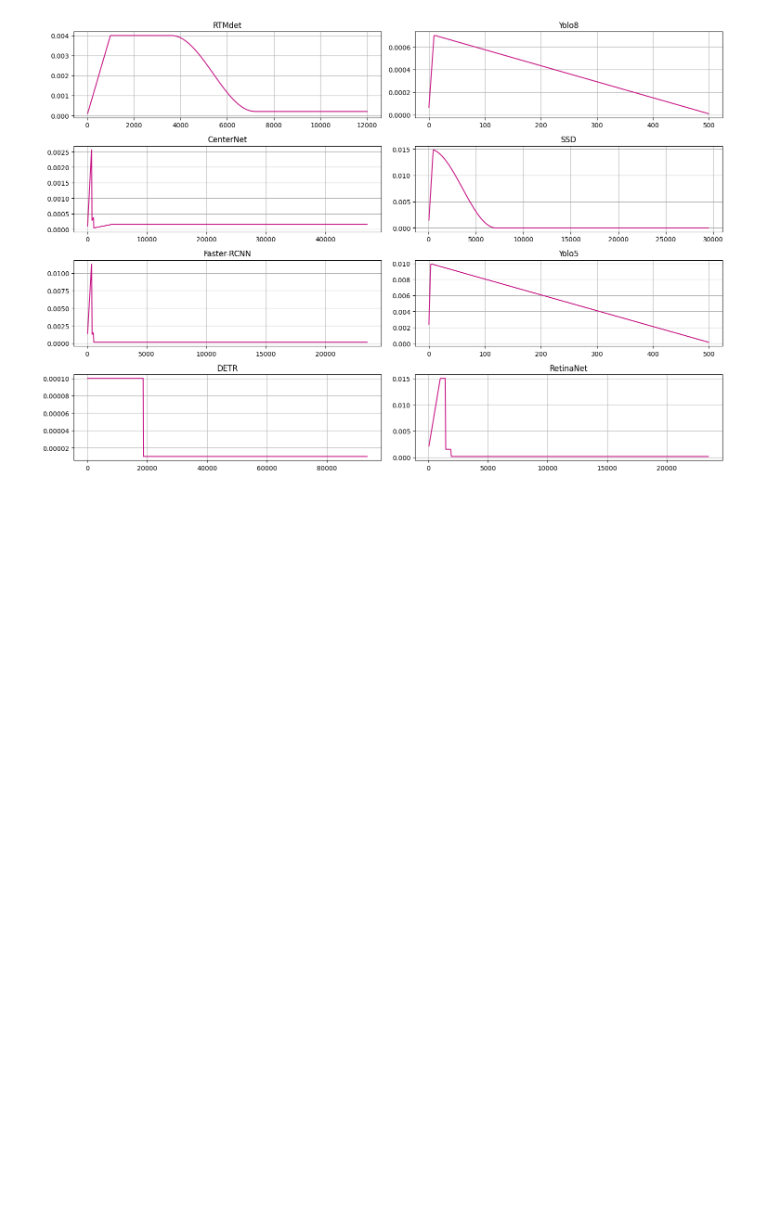
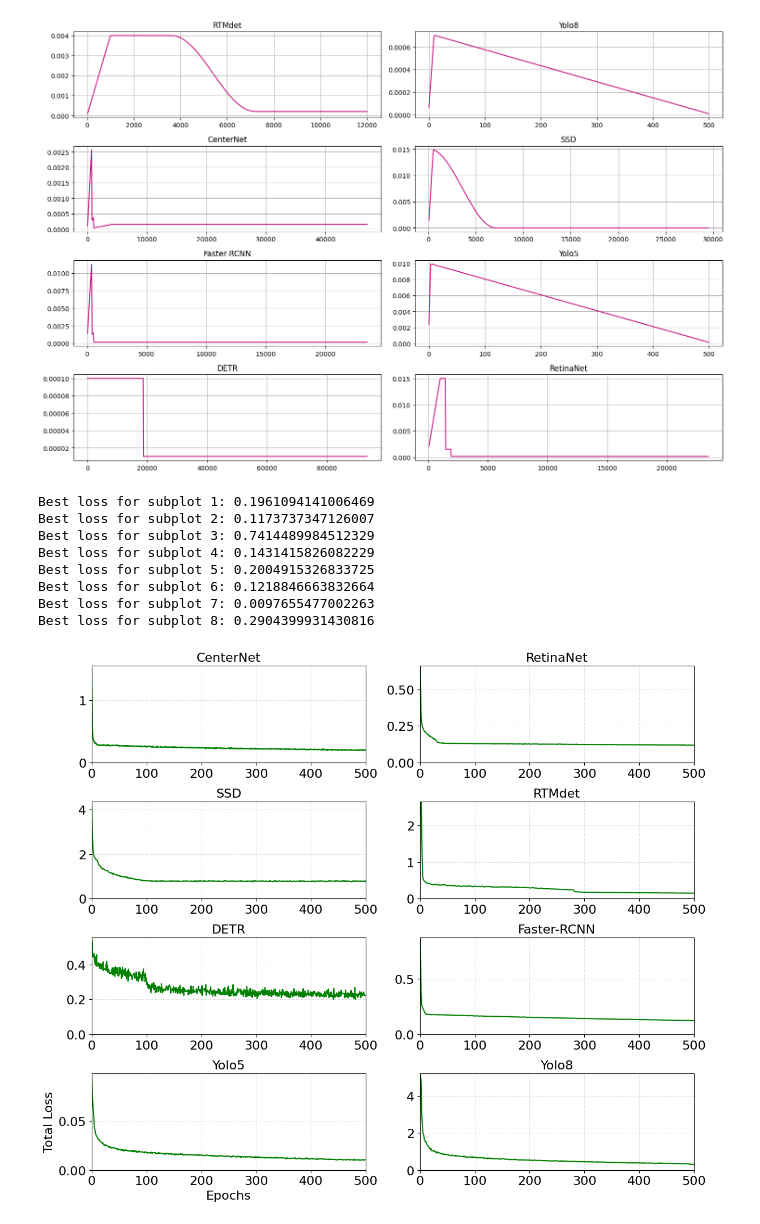
Before and after one commit to toelt-llc/FlightScope_Bench, a Jupyter notebook: 9_result_vizualiser.ipynb, the cells around one changed output. Saved outputs shown, nothing was run; the diff lists cells and outputs as text; code cells hidden in the pictures; blank space fills up the shorter version.

```diff
--- a/9_result_vizualiser.ipynb
+++ b/9_result_vizualiser.ipynb
@@ -78,3 +152,71 @@ directory = 'curve_results/lr'
 plot_curves(directory, color='mediumvioletred')
 # %% [output]
 [figure]
+# %%
+import pandas as pd
+import matplotlib.pyplot as plt
+
+def plot_loss_curve(ax, csv_path, batch_size, total_samples=2120, plot_color='green'):
+    df = pd.read_csv(csv_path)
+
+    if 'Step' in df.columns:
+        df.rename(columns={'Step': 'iteration'}, inplace=True)
+
+    if 'iteration' in df.columns:
+        if batch_size is not None:
+            total_iterations_per_epoch = total_samples // batch_size
+            df['Epoch'] = (df['iteration'] / total_iterations_per_epoch).astype(int)
+        else:
+            df['Epoch'] = df['iteration']
+
+    ax.plot(df['Epoch'], df['Value'], color=plot_color)
+    ax.set_title(csv_path.split('/')[-1].split('.')[0], fontsize=16)
+
+    ax.tick_params(axis='both', which='major', labelsize=16)
+    return df['Value'].max(), df['Value'].min()
+
+fig, axs = plt.subplots(4, 2, figsize=(12, 10))
+
+models = [
+    ("/home/safouane/Downloads/FlightScope_Bench/curve_results/loss/CenterNet.csv", 23),
+    ("/home/safouane/Downloads/FlightScope_Bench/curve_results/loss/RetinaNet.csv", 45),
+    ("/home/safouane/Downloads/FlightScope_Bench/curve_results/loss/SSD.csv", 36),
+    ("/home/safouane/Downloads/FlightScope_Bench/curve_results/loss/RTMdet.csv", 86),
+    ("/home/safouane/Downloads/FlightScope_Bench/curve_results/loss/DETR.csv", 11.3),
+    ("/home/safouane/Downloads/FlightScope_Bench/curve_results/loss/Faster-RCNN.csv", 45),
+    ("/home/safouane/Downloads/FlightScope_Bench/curve_results/loss/Yolo5.csv", None),  # None for batch_size
+    ("/home/safouane/Downloads/FlightScope_Bench/curve_results/loss/Yolo8.csv", None)   # None for batch_size
+]
+
+best_losses = []
+
+for i, (csv_path, batch_size) in enumerate(models):
+    row, col = divmod(i, 2)
+    max_value, best_loss = plot_loss_curve(axs[row, col], csv_path, batch_size)
+    axs[row, col].set_ylim(0, max_value)
+    axs[row, col].set_xlim(0, 500)
+
+    axs[row, col].grid(color='lightgray', linestyle='-.', linewidth=0.5)
+
+    best_losses.append(best_loss)
+
+axs[-1, 0].set_xlabel("Epochs", fontsize=16)
+axs[-1, 0].set_ylabel("Total Loss", fontsize=16)
+
+plt.tight_layout()
+plt.xlim(0, 500)
+
+for i, best_loss in enumerate(best_losses):
+    print(f"Best loss for subplot {i+1}: {best_loss}")
+
+plt.show()
+# %% [output]
+Best loss for subplot 1: 0.1961094141006469
+Best loss for subplot 2: 0.1173737347126007
+Best loss for subplot 3: 0.7414489984512329
+Best loss for subplot 4: 0.1431415826082229
+Best loss for subplot 5: 0.2004915326833725
+Best loss for subplot 6: 0.1218846663832664
+Best loss for subplot 7: 0.0097655477002263
+Best loss for subplot 8: 0.2904399931430816
+[figure, added]
```
Also changed, not shown: parts of 11 cells of this notebook.
